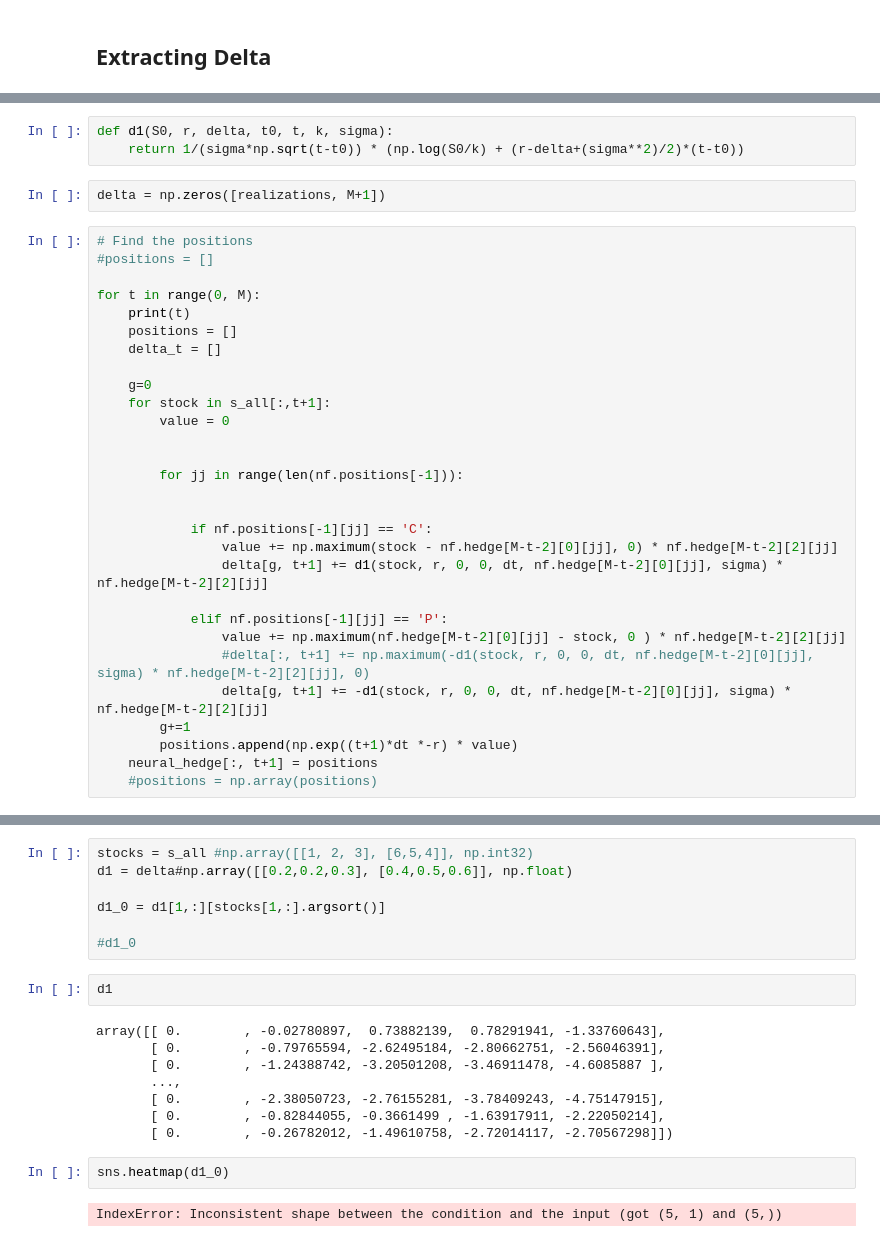
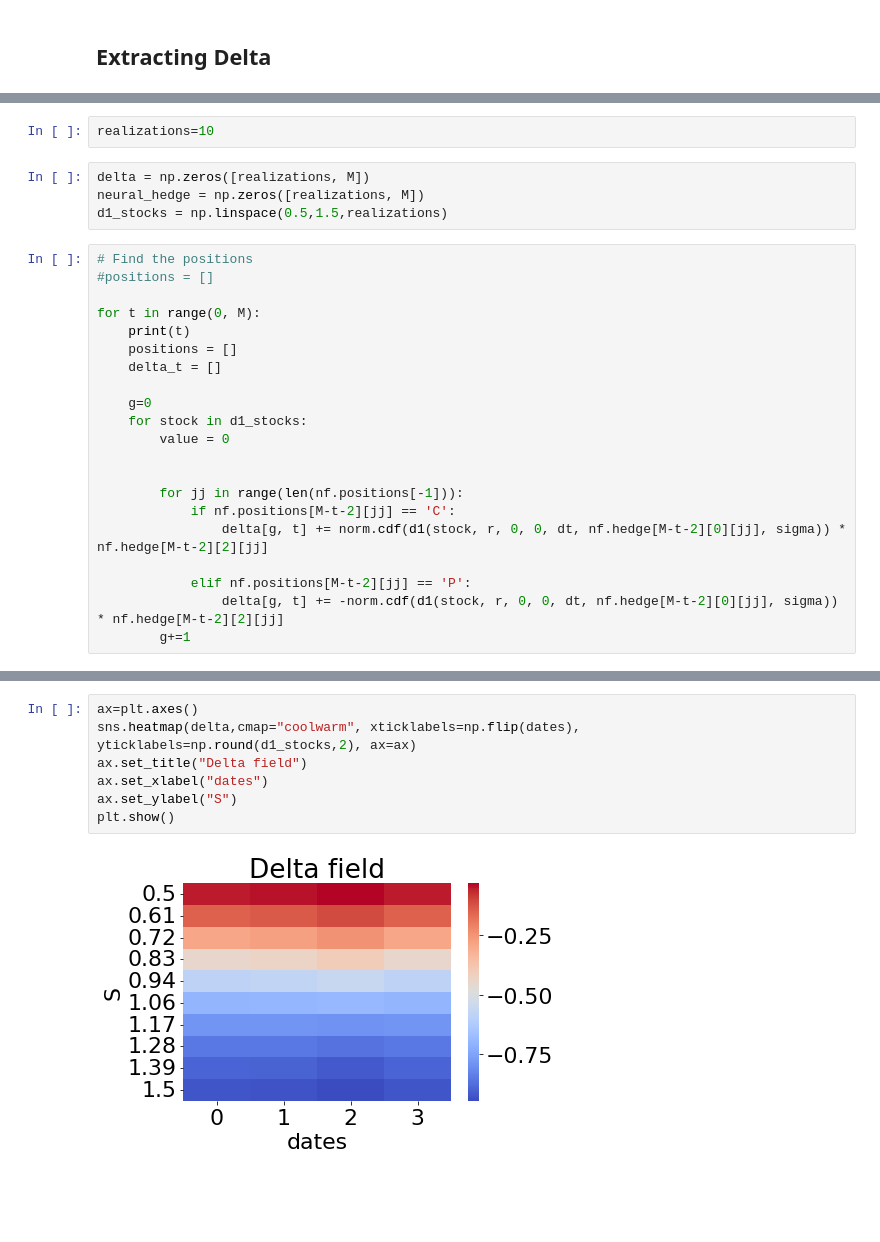
Before and after one commit to SByeUva/advance_computational_finance, a Jupyter notebook: NN-sensitivities.ipynb, the cells around one changed output, grey strips where cells are left out. Drawn from its saved outputs; the diff is of its cells as text; blank space fills up the shorter version.

Commit message:
bugfixes. Delta extraction

```diff
--- a/NN-sensitivities.ipynb
+++ b/NN-sensitivities.ipynb
@@ -1395,11 +1267,12 @@ neural_hedge = np.zeros([realizations, M+1])
 nf = neural_bermudan_fitter(r, sigma, M, S, K, dates, learning_rate= 0.001, T=T, epochs = 1000, nodes = 12)
 # run simulation
 nf.run_pricing_simulation()
-# %%
-def d1(S0, r, delta, t0, t, k, sigma):
-    return 1/(sigma*np.sqrt(t-t0)) * (np.log(S0/k) + (r-delta+(sigma**2)/2)*(t-t0))
+# %%
+realizations=10
 # %%
-delta = np.zeros([realizations, M+1])
+delta = np.zeros([realizations, M])
+neural_hedge = np.zeros([realizations, M])
+d1_stocks = np.linspace(0.5,1.5,realizations)
 # %%
 # Find the positions
 #positions = []
@@ -1410,25 +1283,17 @@ for t in range(0, M):
     delta_t = []
 
     g=0
-    for stock in s_all[:,t+1]:
+    for stock in d1_stocks:
         value = 0
 
 
         for jj in range(len(nf.positions[-1])):
+            if nf.positions[M-t-2][jj] == 'C':
+                delta[g, t] += norm.cdf(d1(stock, r, 0, 0, dt, nf.hedge[M-t-2][0][jj], sigma)) * nf.hedge[M-t-2][2][jj]
 
-
-            if nf.positions[-1][jj] == 'C':
-                value += np.maximum(stock - nf.hedge[M-t-2][0][jj], 0) * nf.hedge[M-t-2][2][jj]
-                delta[g, t+1] += d1(stock, r, 0, 0, dt, nf.hedge[M-t-2][0][jj], sigma) * nf.hedge[M-t-2][2][jj]
-
-            elif nf.positions[-1][jj] == 'P':
-                value += np.maximum(nf.hedge[M-t-2][0][jj] - stock, 0 ) * nf.hedge[M-t-2][2][jj]
-                #delta[:, t+1] += np.maximum(-d1(stock, r, 0, 0, dt, nf.hedge[M-t-2][0][jj], sigma) * nf.hedge[M-t-2][2][jj], 0)
-                delta[g, t+1] += -d1(stock, r, 0, 0, dt, nf.hedge[M-t-2][0][jj], sigma) * nf.hedge[M-t-2][2][jj]
+            elif nf.positions[M-t-2][jj] == 'P':
+                delta[g, t] += -norm.cdf(d1(stock, r, 0, 0, dt, nf.hedge[M-t-2][0][jj], sigma)) * nf.hedge[M-t-2][2][jj]
         g+=1
-        positions.append(np.exp((t+1)*dt *-r) * value)
-    neural_hedge[:, t+1] = positions
-    #positions = np.array(positions)
 # %% [output]
 0
 1
@@ -1485,21 +1302,9 @@ array([0., 0., 0., 0., 0., 0., 0., 0., 0., 0., 0., 0., 0., 0., 0., 0., 0.,
-# %%
-stocks = s_all #np.array([[1, 2, 3], [6,5,4]], np.int32)
-d1 = delta#np.array([[0.2,0.2,0.3], [0.4,0.5,0.6]], np.float)
-
-d1_0 = d1[1,:][stocks[1,:].argsort()]
-
-#d1_0
-# %%
-d1
-# %% [output]
-array([[ 0.        , -0.02780897,  0.73882139,  0.78291941, -1.33760643],
-       [ 0.        , -0.79765594, -2.62495184, -2.80662751, -2.56046391],
-       [ 0.        , -1.24388742, -3.20501208, -3.46911478, -4.6085887 ],
-       ...,
-       [ 0.        , -2.38050723, -2.76155281, -3.78409243, -4.75147915],
-       [ 0.        , -0.82844055, -0.3661499 , -1.63917911, -2.22050214],
-       [ 0.        , -0.26782012, -1.49610758, -2.72014117, -2.70567298]])
 # %%
-sns.heatmap(d1_0)
+ax=plt.axes()
+sns.heatmap(delta,cmap="coolwarm", xticklabels=np.flip(dates), yticklabels=np.round(d1_stocks,2), ax=ax)
+ax.set_title("Delta field")
+ax.set_xlabel("dates")
+ax.set_ylabel("S")
+plt.show()
 # %% [output]
-IndexError: Inconsistent shape between the condition and the input (got (5, 1) and (5,))
+[figure, added]
```
Also changed, not shown: parts of 36 cells of this notebook, 2 other files.
